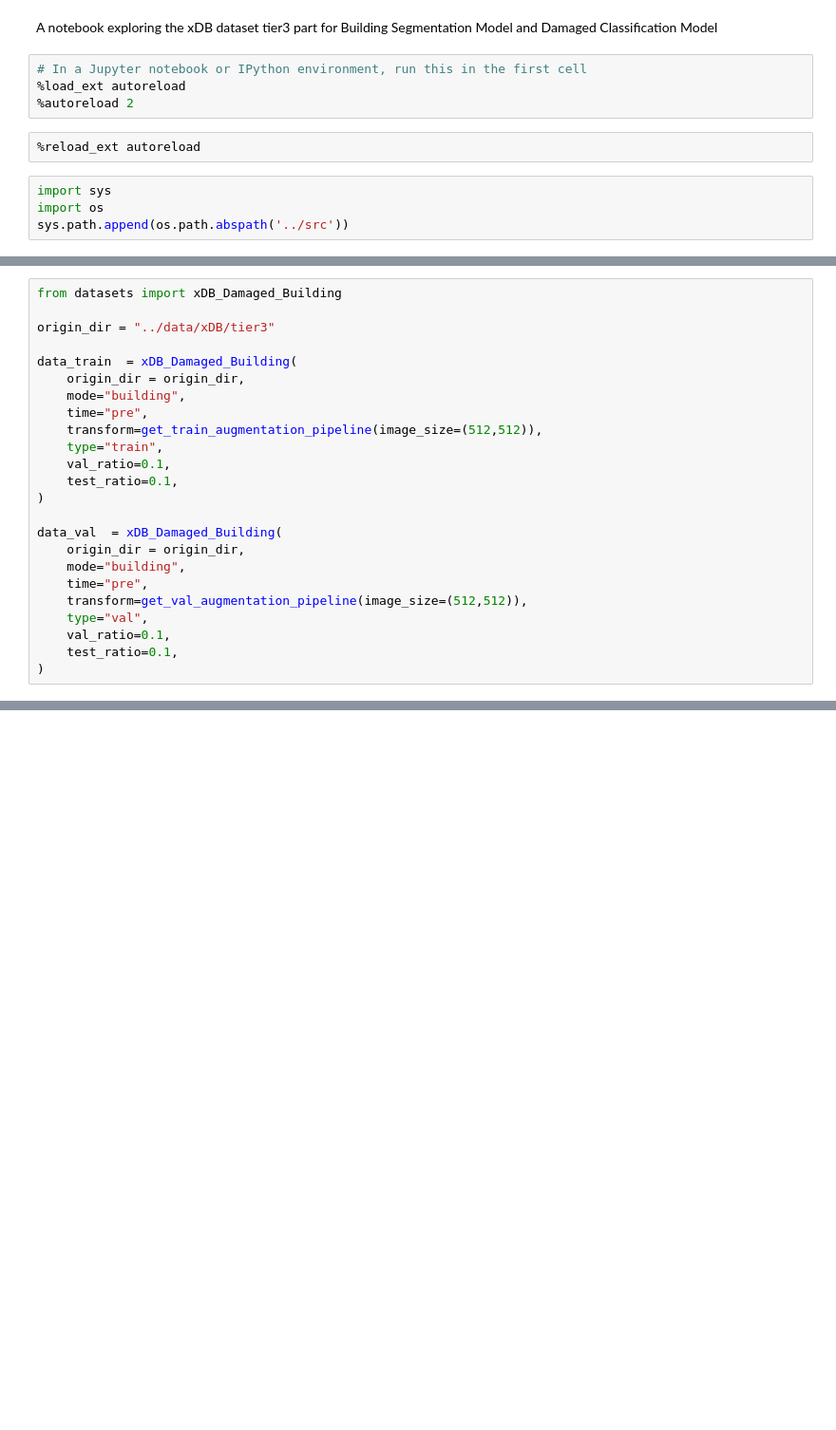
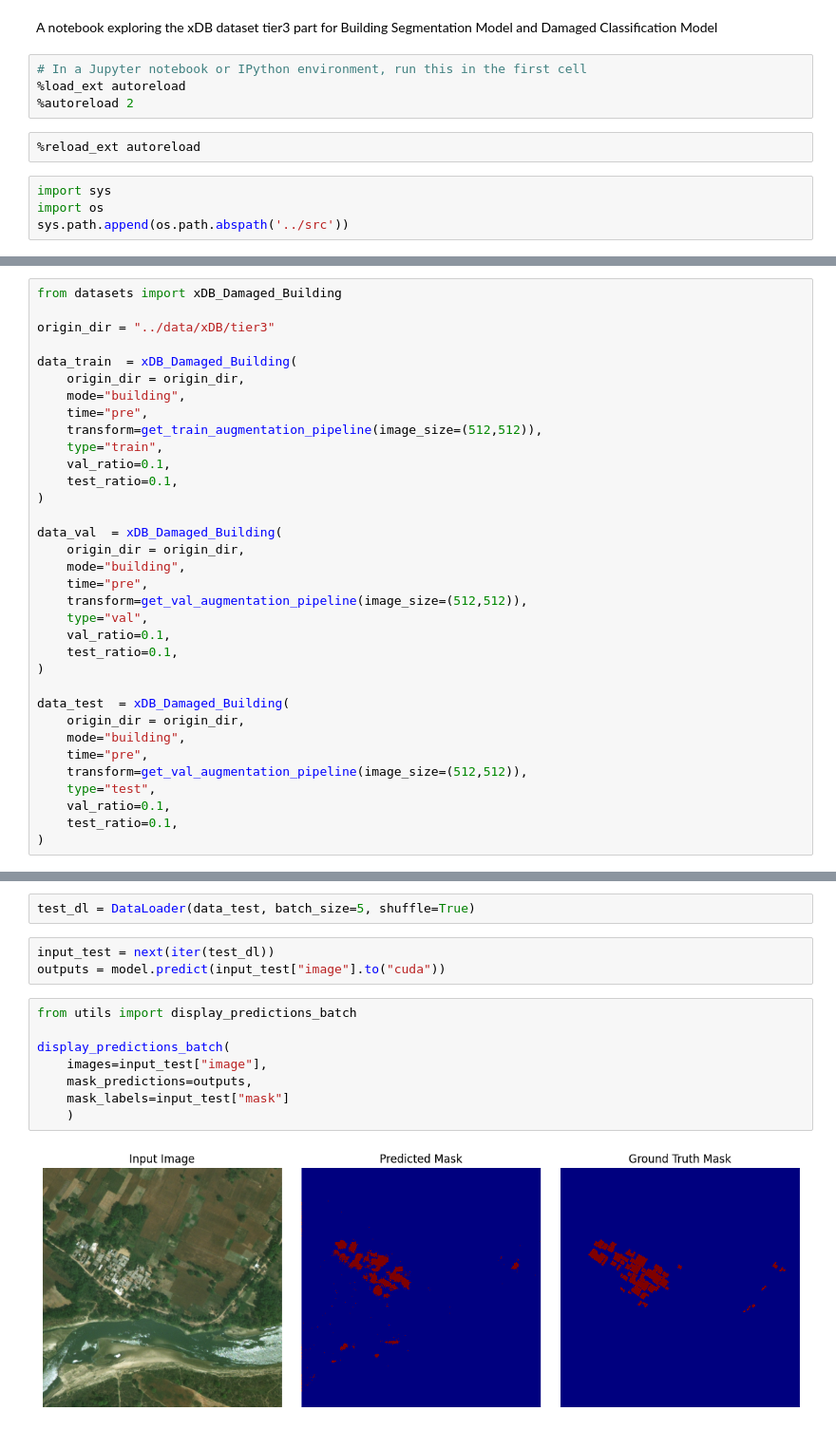
Before and after one commit to Matth-info/damaged-building-detector, a Jupyter notebook: notebooks/xDB_processing.ipynb, the cells around one changed output, grey strips where cells are left out. Shown at 95% size. Cells and saved outputs as stored; diff of their text form; blank space fills up the shorter version.

```diff
--- a/notebooks/xDB_processing.ipynb
+++ b/notebooks/xDB_processing.ipynb
@@ -72,4 +70,14 @@ data_val  = xDB_Damaged_Building(
     val_ratio=0.1,
     test_ratio=0.1,
 )
+
+data_test  = xDB_Damaged_Building(
+    origin_dir = origin_dir,
+    mode="building",
+    time="pre",
+    transform=get_val_augmentation_pipeline(image_size=(512,512)),
+    type="test",
+    val_ratio=0.1,
+    test_ratio=0.1,
+)
 # %% [output]
@@ -158 +209,16 @@ train(
 )
+# %%
+test_dl = DataLoader(data_test, batch_size=5, shuffle=True)
+# %%
+input_test = next(iter(test_dl))
+outputs = model.predict(input_test["image"].to("cuda"))
+# %%
+from utils import display_predictions_batch
+
+display_predictions_batch(
+    images=input_test["image"],
+    mask_predictions=outputs,
+    mask_labels=input_test["mask"]
+    )
+# %% [output]
+[figure, added]
```
Also changed, not shown: parts of 10 cells of this notebook, 2 other files.
